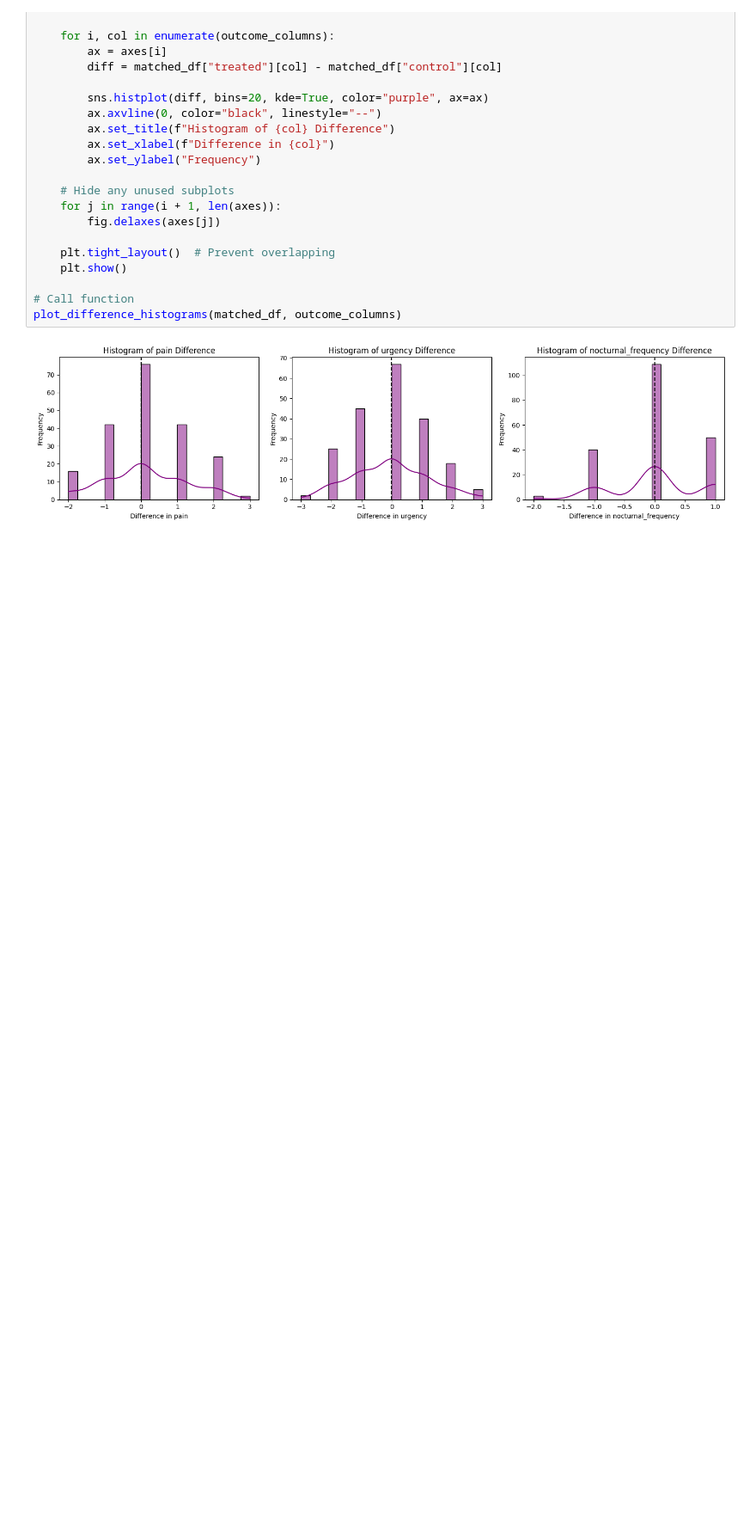
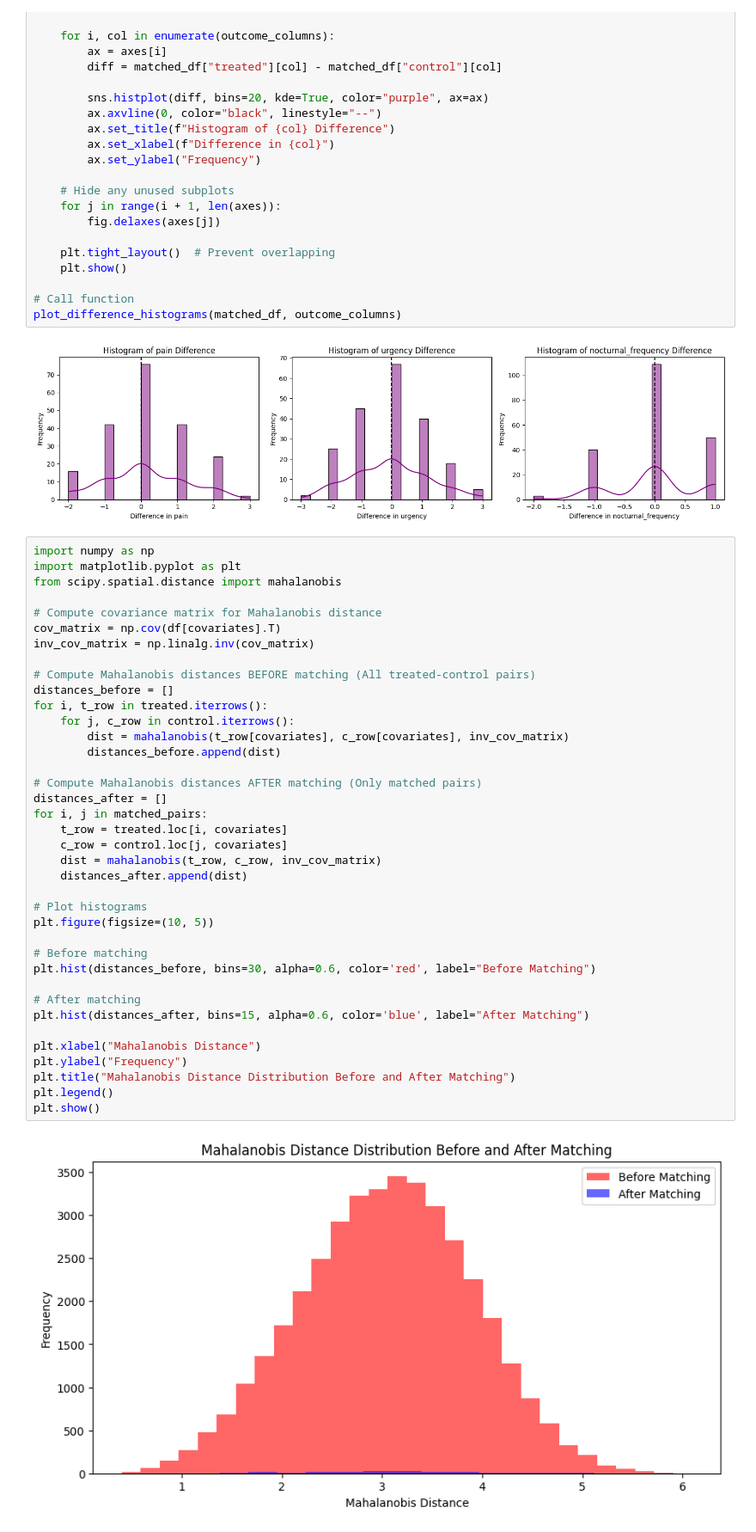
Before and after one commit to intrep11d/Assignment_1_Data_Analytics, a Jupyter notebook: assignment.ipynb, the cells around one changed output. Shown: that part at 86% size. Cells and saved outputs as stored; diff of their text form; blank space fills up the shorter version.

```diff
--- a/assignment.ipynb
+++ b/assignment.ipynb
@@ -225,3 +243,43 @@ def plot_difference_histograms(matched_df, outcome_columns):
 plot_difference_histograms(matched_df, outcome_columns)
 # %% [output]
 [figure]
+# %%
+import numpy as np
+import matplotlib.pyplot as plt
+from scipy.spatial.distance import mahalanobis
+
+# Compute covariance matrix for Mahalanobis distance
+cov_matrix = np.cov(df[covariates].T)
+inv_cov_matrix = np.linalg.inv(cov_matrix)
+
+# Compute Mahalanobis distances BEFORE matching (All treated-control pairs)
+distances_before = []
+for i, t_row in treated.iterrows():
+    for j, c_row in control.iterrows():
+        dist = mahalanobis(t_row[covariates], c_row[covariates], inv_cov_matrix)
+        distances_before.append(dist)
+
+# Compute Mahalanobis distances AFTER matching (Only matched pairs)
+distances_after = []
+for i, j in matched_pairs:
+    t_row = treated.loc[i, covariates]
+    c_row = control.loc[j, covariates]
+    dist = mahalanobis(t_row, c_row, inv_cov_matrix)
+    distances_after.append(dist)
+
+# Plot histograms
+plt.figure(figsize=(10, 5))
+
+# Before matching
+plt.hist(distances_before, bins=30, alpha=0.6, color='red', label="Before Matching")
+
+# After matching
+plt.hist(distances_after, bins=15, alpha=0.6, color='blue', label="After Matching")
+
+plt.xlabel("Mahalanobis Distance")
+plt.ylabel("Frequency")
+plt.title("Mahalanobis Distance Distribution Before and After Matching")
+plt.legend()
+plt.show()
+# %% [output]
+[figure, added]
```
Also changed, not shown: parts of 1 cell of this notebook.
